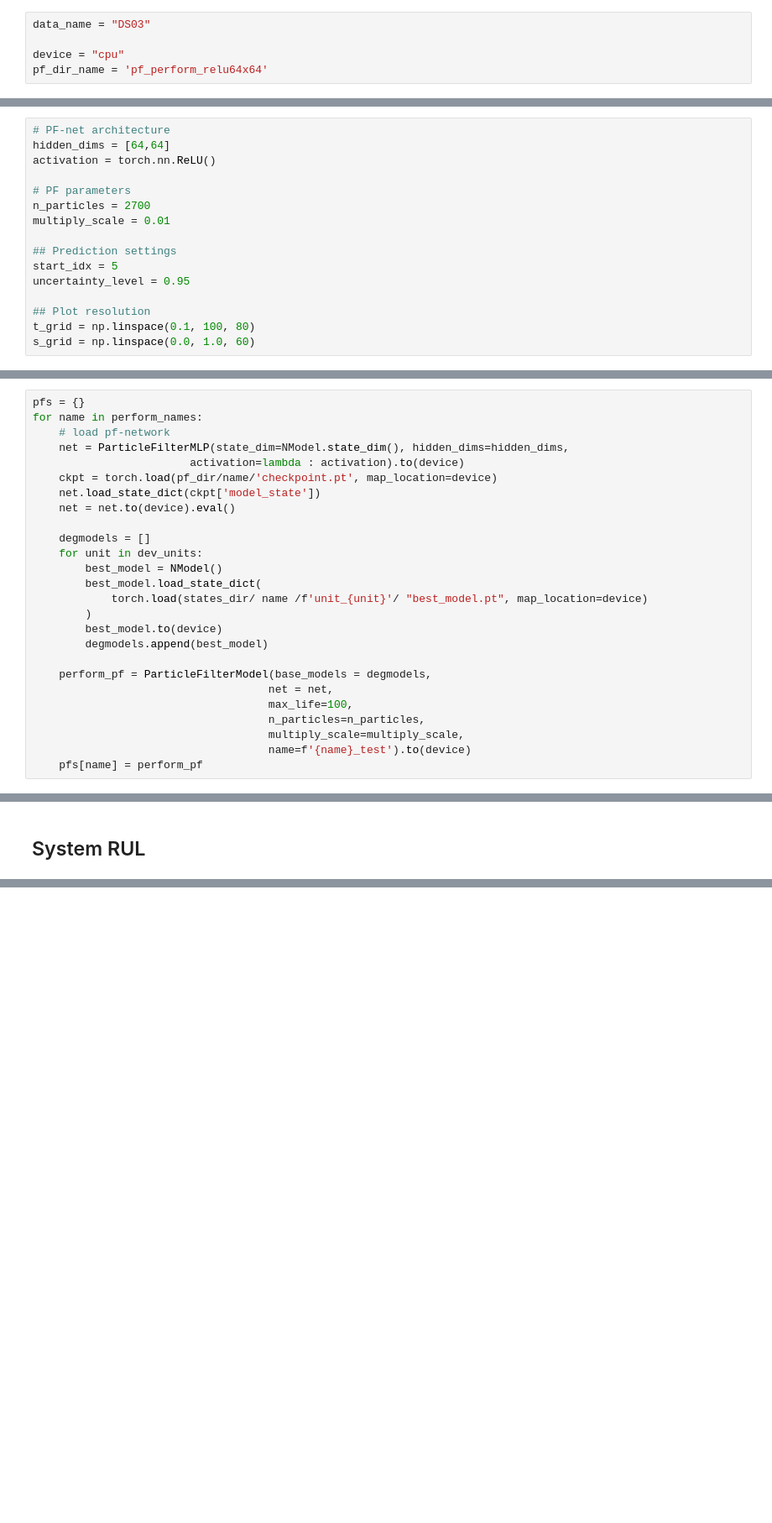
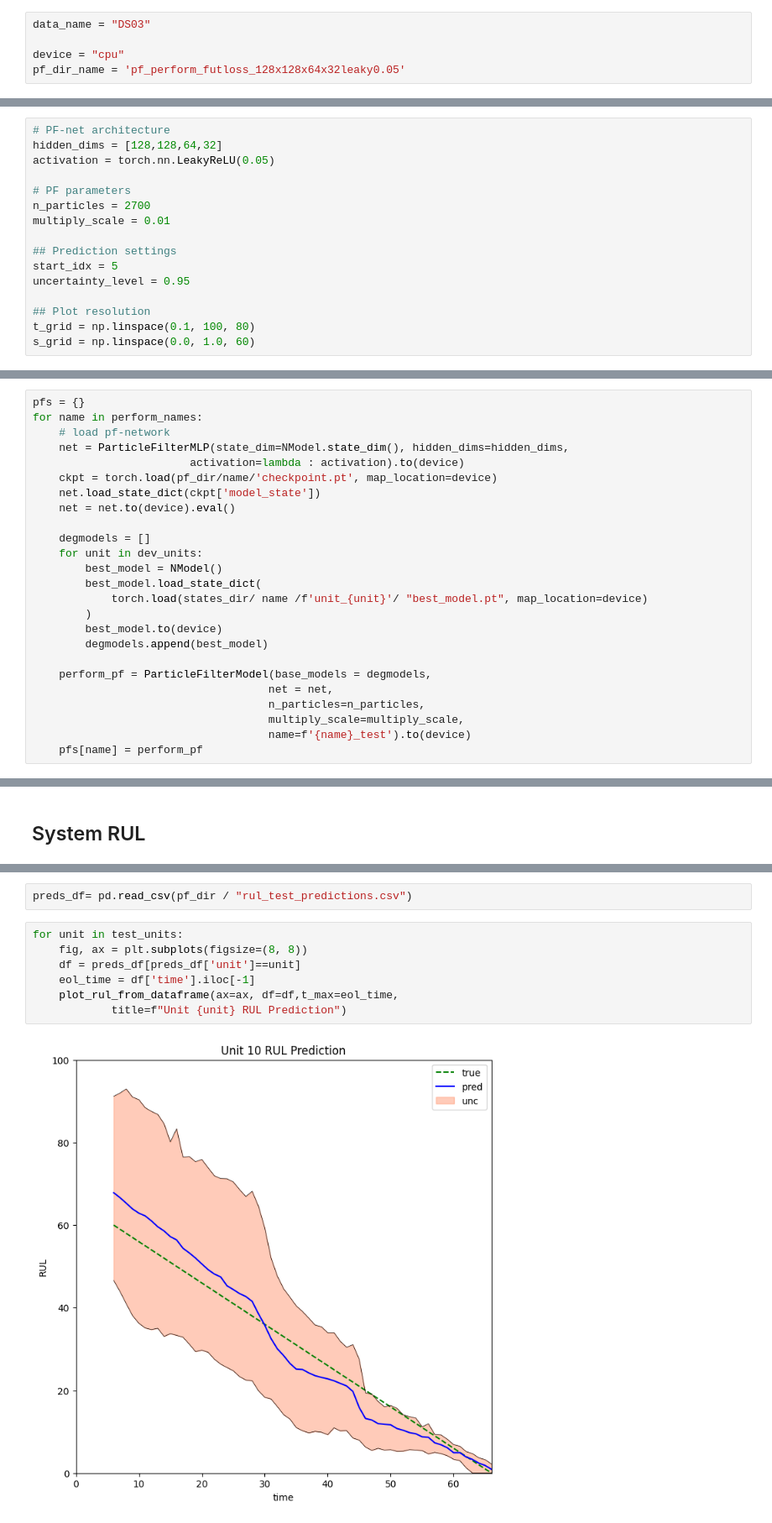
Before and after one commit to 4belito/deep-performance-rul, a Jupyter notebook: 7-system_rul_test.ipynb, the cells around one changed output, grey strips where cells are left out. Shown at 84% size. Saved outputs shown, nothing was run; the diff lists cells and outputs as text; blank space fills up the shorter version.

```diff
--- a/7-system_rul_test.ipynb
+++ b/7-system_rul_test.ipynb
@@ -21,13 +20,13 @@ from src.helpers.visualization import create_rul_prediciton_frame
 data_name = "DS03"
 
 device = "cpu"
-pf_dir_name = 'pf_perform_relu64x64'
+pf_dir_name = 'pf_perform_futloss_128x128x64x32leaky0.05'
 # %% [markdown]
 ## Hyper-Parameters
 # %%
 # PF-net architecture
-hidden_dims = [64,64]
-activation = torch.nn.ReLU()
+hidden_dims = [128,128,64,32]
+activation = torch.nn.LeakyReLU(0.05)
 
 # PF parameters
 n_particles = 2700
@@ -77,7 +76,6 @@ for name in perform_names:
 
 	perform_pf = ParticleFilterModel(base_models = degmodels,
 									net = net,
-									max_life=100,
 									n_particles=n_particles,
 									multiply_scale=multiply_scale,
 									name=f'{name}_test').to(device)
@@ -186,0 +162,11 @@ for test_unit in test_units:
+# %%
+preds_df= pd.read_csv(pf_dir / "rul_test_predictions.csv")
+# %%
+for unit in test_units:
+	fig, ax = plt.subplots(figsize=(8, 8))
+	df = preds_df[preds_df['unit']==unit]
+	eol_time = df['time'].iloc[-1]
+	plot_rul_from_dataframe(ax=ax, df=df,t_max=eol_time,
+			title=f"Unit {unit} RUL Prediction")
+# %% [output]
+[figure, added]
```
Also changed, not shown: parts of 5 cells of this notebook, 12 other files.
